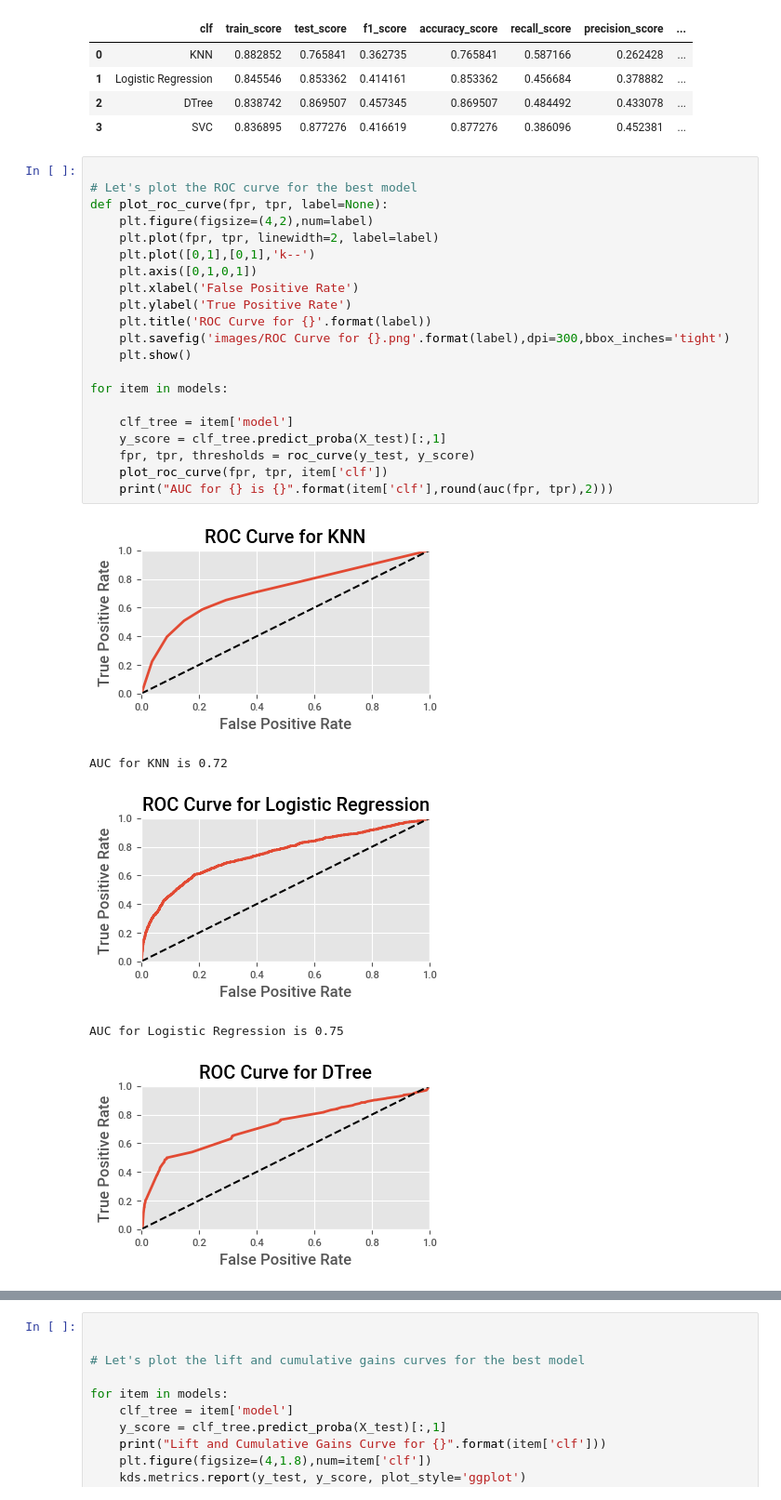
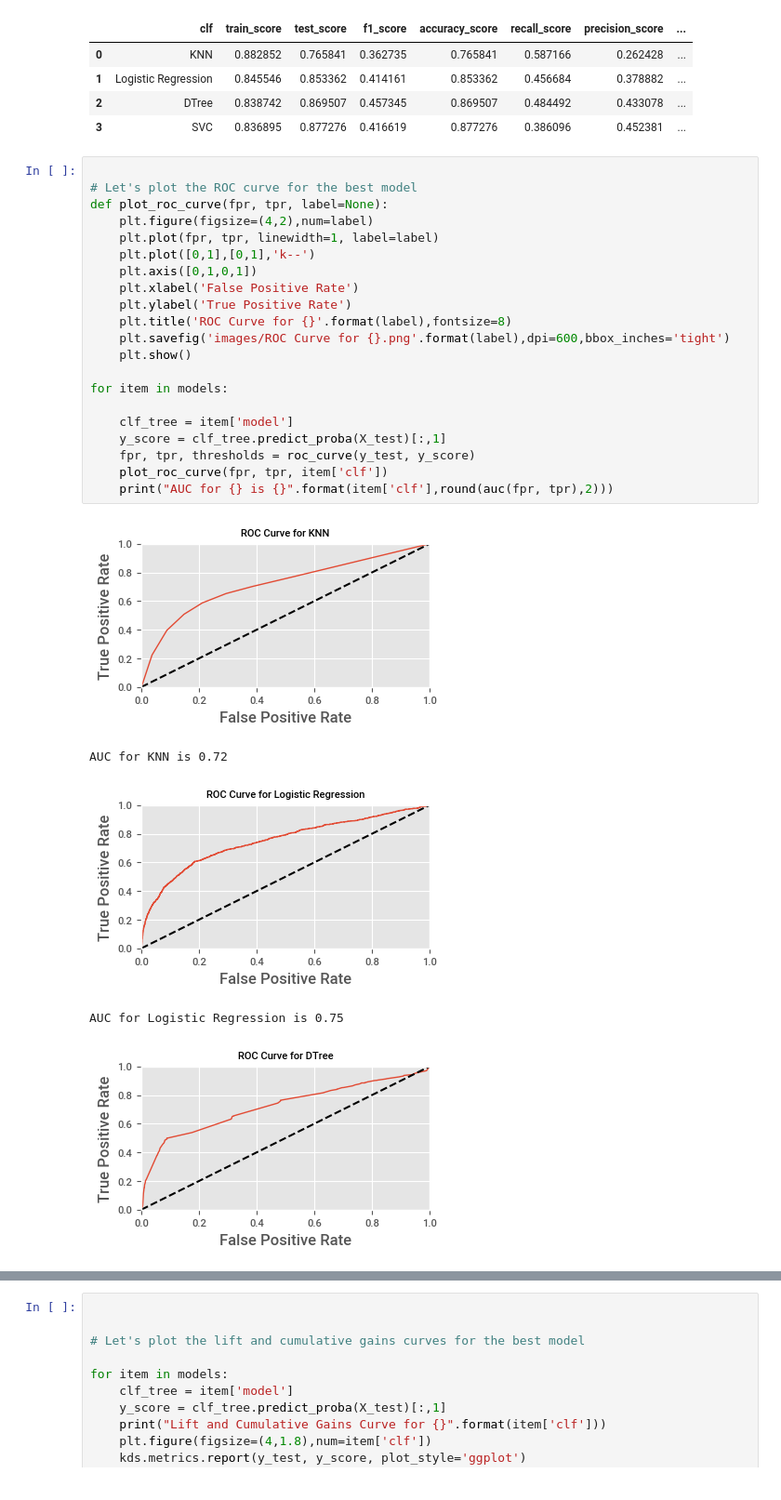
Before and after one commit to vulkenree/Machine-Learning-Projects, a Jupyter notebook: bank_deposit_prediction/bank_deposit_prediction_classification.ipynb, the cells around one changed output, grey strips where cells are left out. Shown: that part at 93% size. Saved outputs shown, nothing was run; the diff lists cells and outputs as text.

Commit message:
updating line width of ROC curves

```diff
--- a/bank_deposit_prediction/bank_deposit_prediction_classification.ipynb
+++ b/bank_deposit_prediction/bank_deposit_prediction_classification.ipynb
@@ -567,28 +567,28 @@ finished svm grid fit at 2023-05-20 13:38:36.699500
 # %%
 
 # Let's plot the ROC curve for the best model
 def plot_roc_curve(fpr, tpr, label=None):
     plt.figure(figsize=(4,2),num=label)
-    plt.plot(fpr, tpr, linewidth=2, label=label)
+    plt.plot(fpr, tpr, linewidth=1, label=label)
     plt.plot([0,1],[0,1],'k--')
     plt.axis([0,1,0,1])
     plt.xlabel('False Positive Rate')
     plt.ylabel('True Positive Rate')
-    plt.title('ROC Curve for {}'.format(label))
-    plt.savefig('images/ROC Curve for {}.png'.format(label),dpi=300,bbox_inches='tight')
+    plt.title('ROC Curve for {}'.format(label),fontsize=8)
+    plt.savefig('images/ROC Curve for {}.png'.format(label),dpi=600,bbox_inches='tight')
     plt.show()
 
 for item in models:
 
     clf_tree = item['model']
     y_score = clf_tree.predict_proba(X_test)[:,1]
     fpr, tpr, thresholds = roc_curve(y_test, y_score)
     plot_roc_curve(fpr, tpr, item['clf'])
     print("AUC for {} is {}".format(item['clf'],round(auc(fpr, tpr),2)))
 # %% [output]
-[figure, old version]
+[figure, new version]
 AUC for KNN is 0.72
-[figure, old version]
+[figure, new version]
 AUC for Logistic Regression is 0.75
-[figure, old version]
+[figure, new version]
 AUC for DTree is 0.72
```
Also changed, not shown: parts of 1 cell of this notebook, 4 other files.
